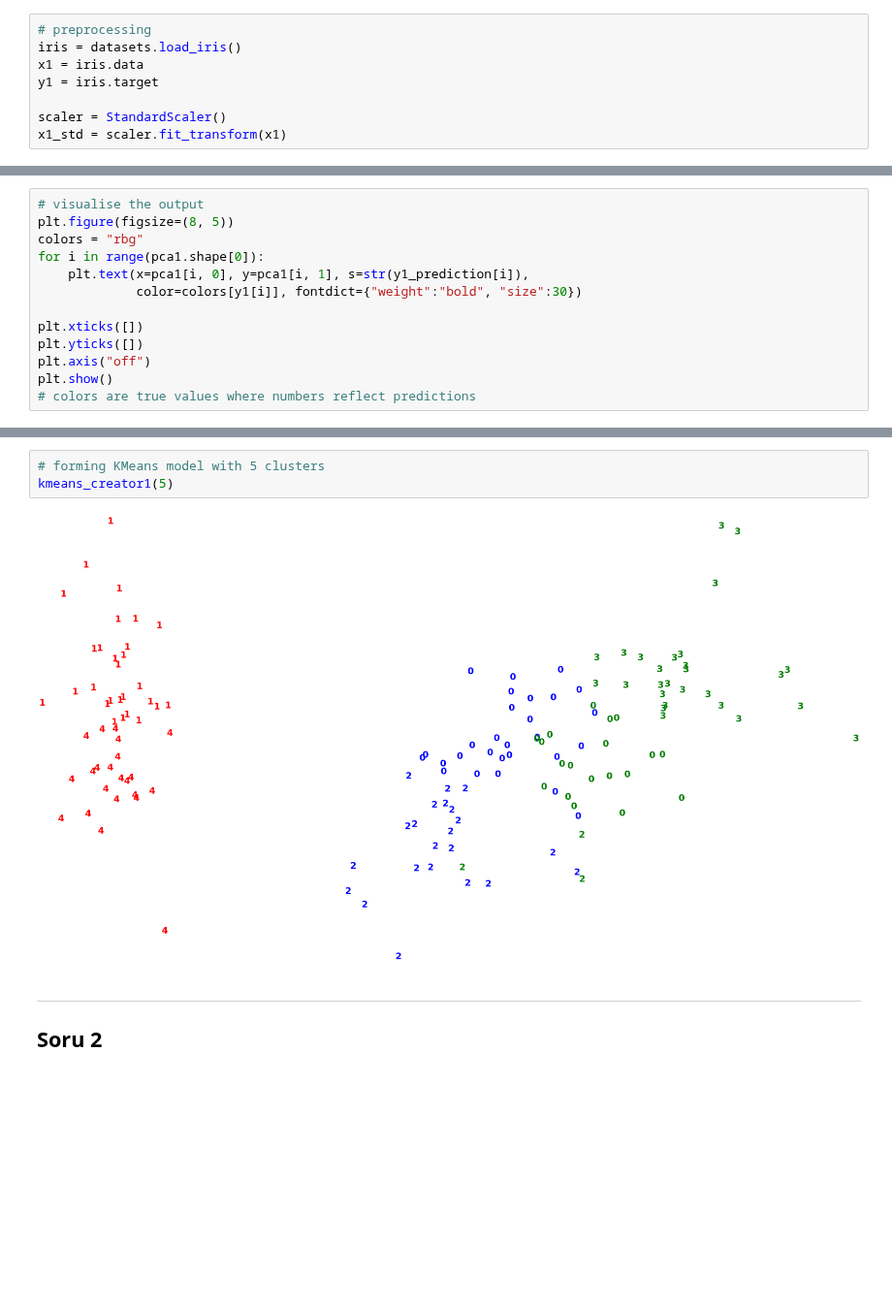
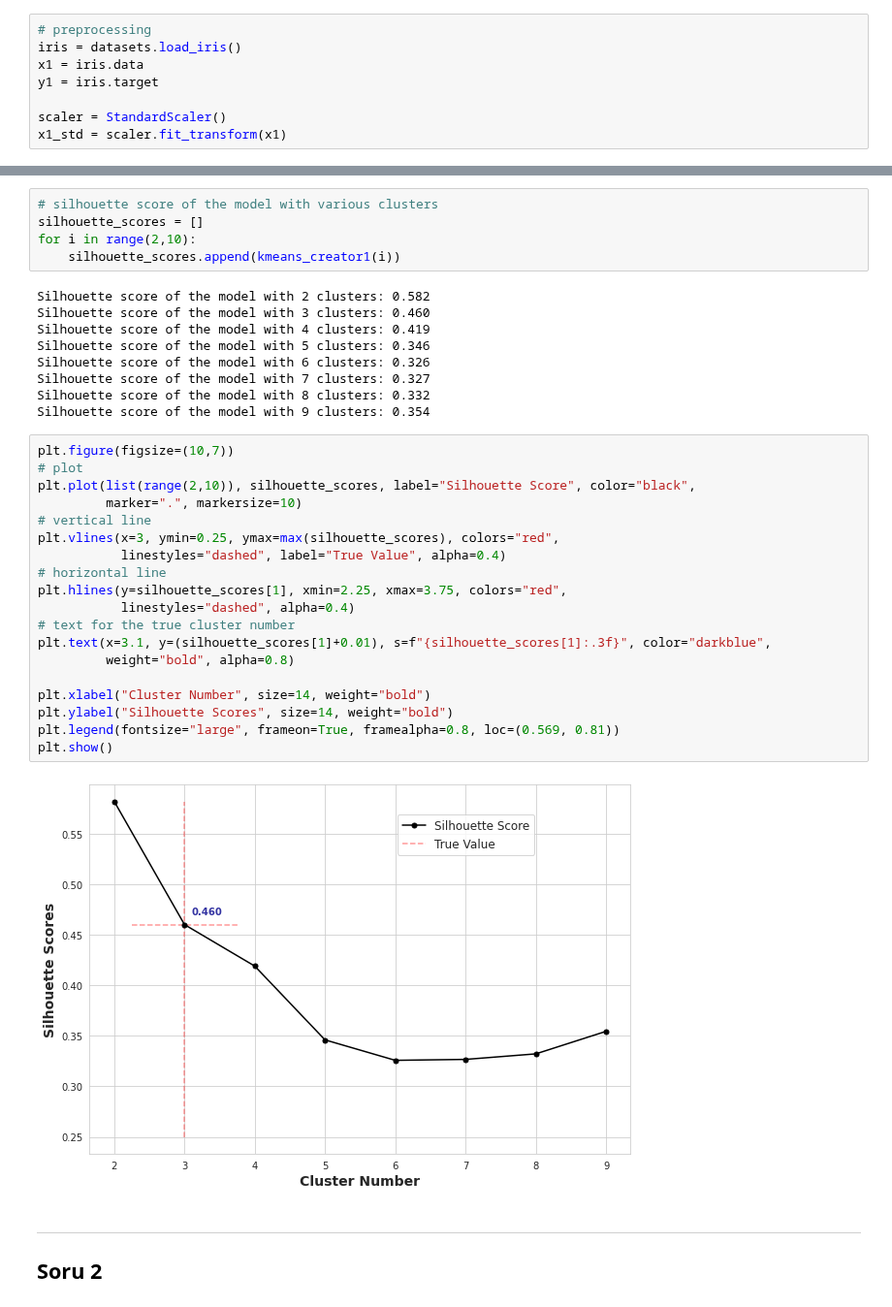
Before and after one commit to gulmert89/bootcamp_files, a Jupyter notebook: odev93_evaluating-clusters.ipynb, the cells around one changed output, grey strips where cells are left out. Shown at 97% size. Saved outputs shown, nothing was run; the diff lists cells and outputs as text; blank space fills up the shorter version.

```diff
--- a/odev93_evaluating-clusters.ipynb
+++ b/odev93_evaluating-clusters.ipynb
@@ -67,13 +71,0 @@ pca1 = pca1_model.fit_transform(x1_std)
-# %%
-# visualise the output
-plt.figure(figsize=(8, 5))
-colors = "rbg"
-for i in range(pca1.shape[0]):
-    plt.text(x=pca1[i, 0], y=pca1[i, 1], s=str(y1_prediction[i]),
-             color=colors[y1[i]], fontdict={"weight":"bold", "size":30})
-
-plt.xticks([])
-plt.yticks([])
-plt.axis("off")
-plt.show()
-# colors are true values where numbers reflect predictions
@@ -106,8 +72,38 @@ kmeans_creator1(2)
-# %%
-# forming KMeans model with 5 clusters
-kmeans_creator1(5)
-# %% [output]
-[figure, removed]
+# %%
+# silhouette score of the model with various clusters
+silhouette_scores = []
+for i in range(2,10):
+    silhouette_scores.append(kmeans_creator1(i))
+# %% [output]
+Silhouette score of the model with 2 clusters: 0.582
+Silhouette score of the model with 3 clusters: 0.460
+Silhouette score of the model with 4 clusters: 0.419
+Silhouette score of the model with 5 clusters: 0.346
+Silhouette score of the model with 6 clusters: 0.326
+Silhouette score of the model with 7 clusters: 0.327
+Silhouette score of the model with 8 clusters: 0.332
+Silhouette score of the model with 9 clusters: 0.354
+# %%
+plt.figure(figsize=(10,7))
+# plot
+plt.plot(list(range(2,10)), silhouette_scores, label="Silhouette Score", color="black",
+         marker=".", markersize=10)
+# vertical line
+plt.vlines(x=3, ymin=0.25, ymax=max(silhouette_scores), colors="red",
+           linestyles="dashed", label="True Value", alpha=0.4)
+# horizontal line
+plt.hlines(y=silhouette_scores[1], xmin=2.25, xmax=3.75, colors="red",
+           linestyles="dashed", alpha=0.4)
+# text for the true cluster number
+plt.text(x=3.1, y=(silhouette_scores[1]+0.01), s=f"{silhouette_scores[1]:.3f}", color="darkblue",
+         weight="bold", alpha=0.8)
+
+plt.xlabel("Cluster Number", size=14, weight="bold")
+plt.ylabel("Silhouette Scores", size=14, weight="bold")
+plt.legend(fontsize="large", frameon=True, framealpha=0.8, loc=(0.569, 0.81))
+plt.show()
+# %% [output]
+[figure, added]
 # %% [markdown]
 ---
 ## Soru 2
```
Also changed, not shown: parts of 16 cells of this notebook.
